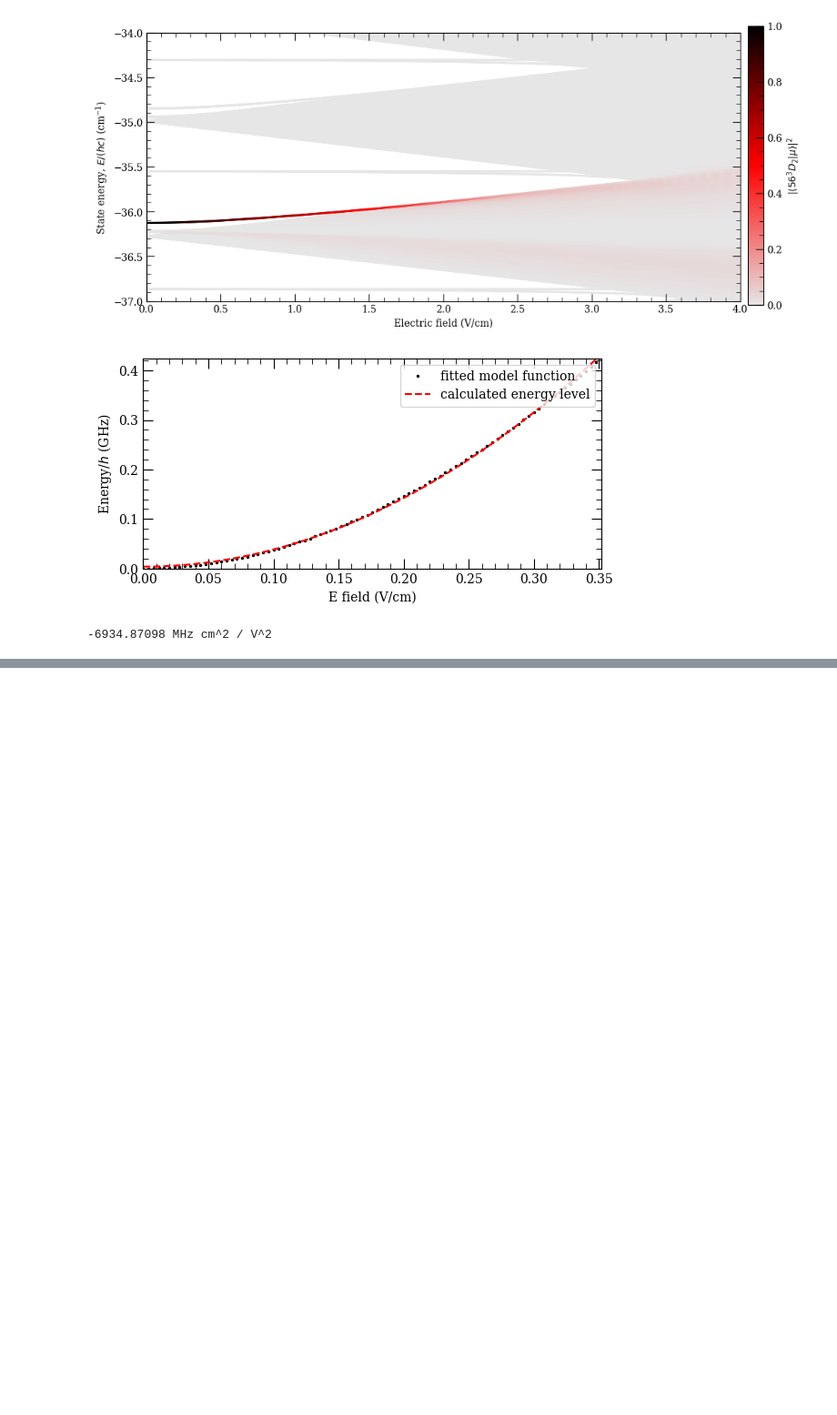
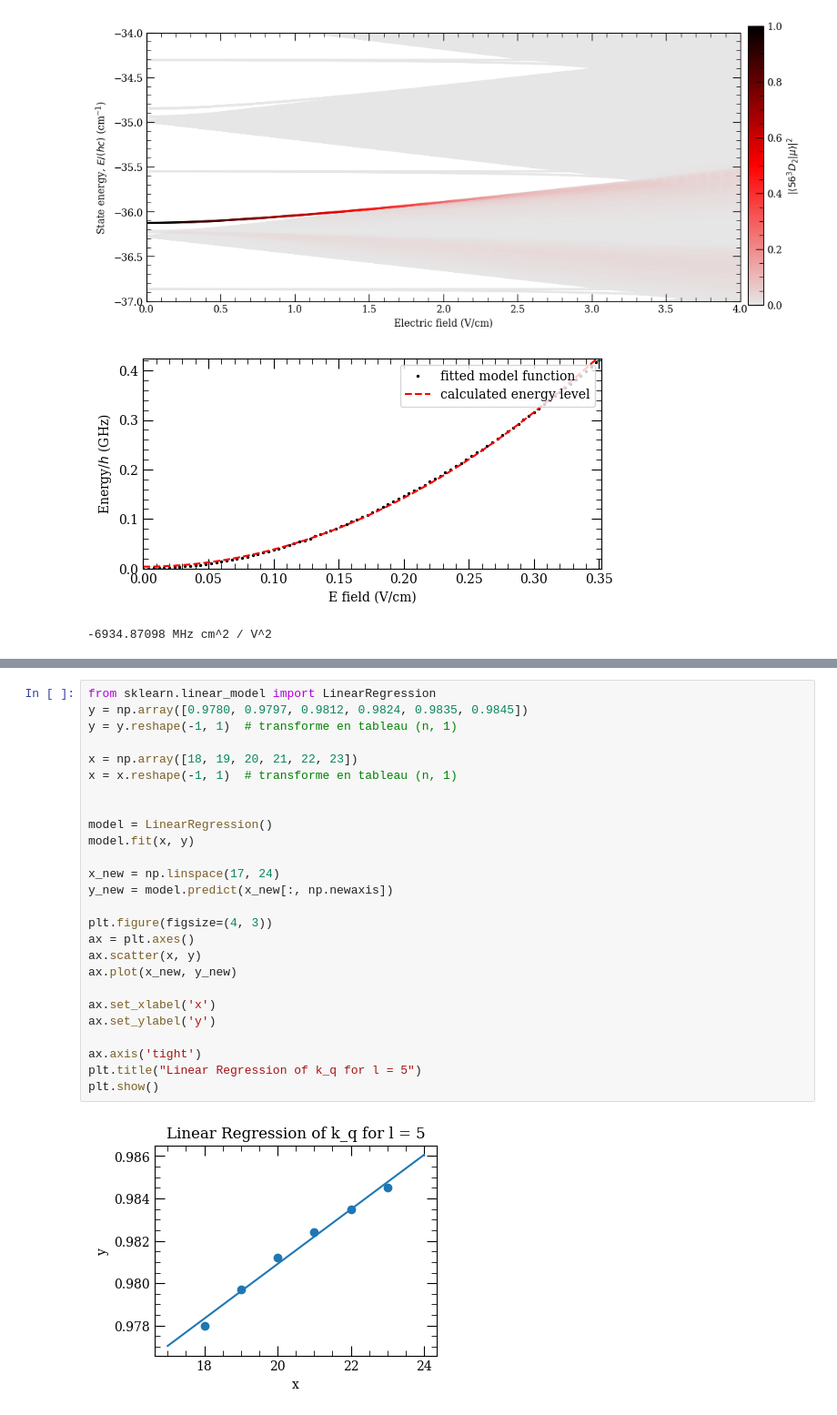
Before and after one commit to sdieden/Quantum-Control, a Jupyter notebook: ARC3_test.ipynb, the cells around one changed output, grey strips where cells are left out. Shown at 91% size. Cells and saved outputs as stored; diff of their text form; blank space fills up the shorter version.

Commit message:
regression lineaire des valeurs k_d(_q)

```diff
--- a/ARC3_test.ipynb
+++ b/ARC3_test.ipynb
@@ -67,0 +94,28 @@ plotting...
+# %%
+from sklearn.linear_model import LinearRegression
+y = np.array([0.9780, 0.9797, 0.9812, 0.9824, 0.9835, 0.9845])
+y = y.reshape(-1, 1)  # transforme en tableau (n, 1)
+
+x = np.array([18, 19, 20, 21, 22, 23])
+x = x.reshape(-1, 1)  # transforme en tableau (n, 1)
+
+
+model = LinearRegression()
+model.fit(x, y)
+
+x_new = np.linspace(17, 24)
+y_new = model.predict(x_new[:, np.newaxis])
+
+plt.figure(figsize=(4, 3))
+ax = plt.axes()
+ax.scatter(x, y)
+ax.plot(x_new, y_new)
+
+ax.set_xlabel('x')
+ax.set_ylabel('y')
+
+ax.axis('tight')
+plt.title("Linear Regression of k_q for l = 5")
+plt.show()
+# %% [output]
+[figure, added]
```
Also changed, not shown: parts of 8 cells of this notebook.
